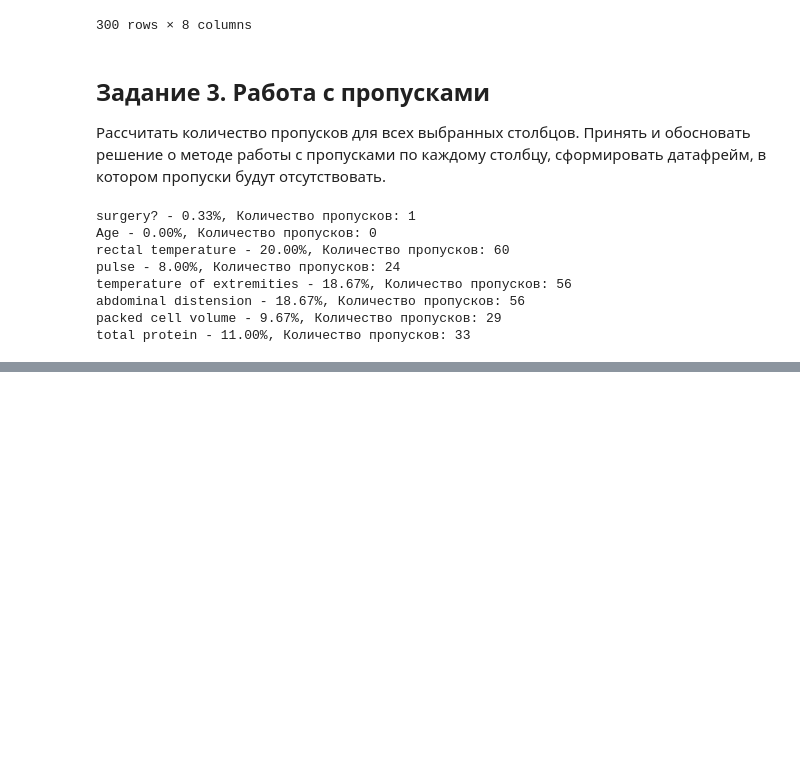
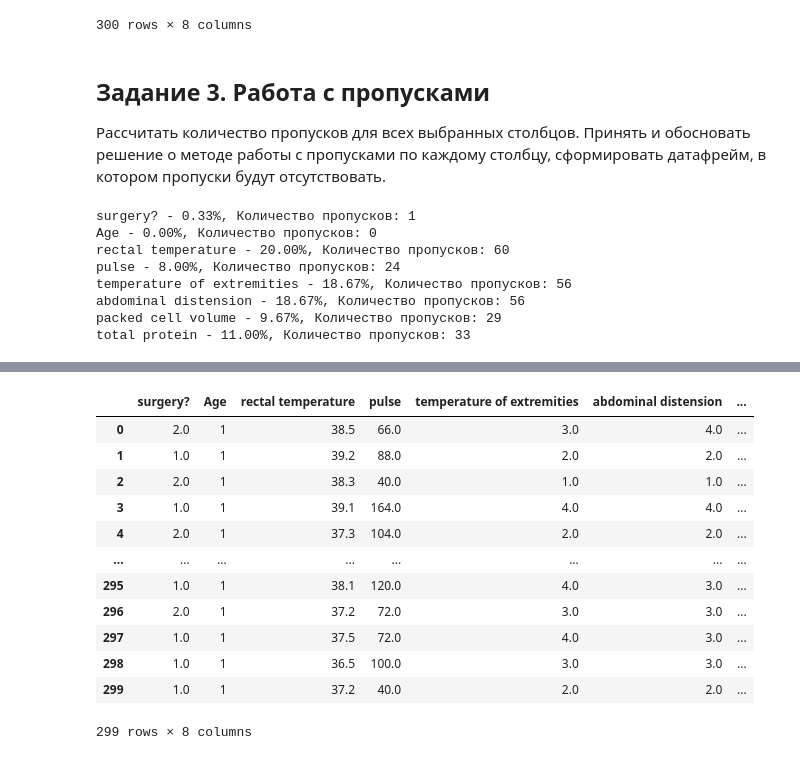
Before and after one commit to alexrudskih/pyda14_rudskih_HW, a Jupyter notebook: 18 basic stat/HW_basic_stat.ipynb, the cells around one changed output, grey strips where cells are left out. Saved outputs shown, nothing was run; the diff lists cells and outputs as text; code cells hidden in the pictures; blank space fills up the shorter version.

```diff
--- a/18 basic_stat/HW_basic_stat.ipynb
+++ b/18 basic stat/HW_basic_stat.ipynb
@@ -468,0 +381,23 @@ horse_8col_[horse_8col_['temperature of extremities'] == 'empty']
+# %%
+# добавил в общую таблицу вернозаполненные столбцы pulse и temperature of extremities
+rty = _sur_re_horse_8col.join(pulse_, lsuffix = '_0', rsuffix = '_1')
+rty = rty[['surgery?_0', 'Age_0', 'rectal temperature_0', 'pulse_1', 'temperature of extremities_1', 'abdominal distension_0', 'packed cell volume_0', 'total protein_0']]
+rty.columns = ['surgery?','Age','rectal temperature','pulse','temperature of extremities','abdominal distension','packed cell volume','total protein']
+# %%
+# показатель abdominal distension' связан с хирургическим вмешательством (surgery).
+# Также определим его в зависимости от показателя temperature of extremities.
+ab_dist = rty.copy()
+ab_dist['abdominal distension'].fillna(rty.groupby(['surgery?','temperature of extremities'])['abdominal distension'].transform('median'), inplace = True)
+ab_dist['abdominal distension'] = ab_dist['abdominal distension'].round()
+# %%
+# определим 'packed cell volume' от 'abdominal distension'
+pcv = ab_dist.copy()
+pcv['packed cell volume'].fillna(ab_dist.groupby('abdominal distension')['packed cell volume'].transform('median'), inplace = True)
+# %%
+#  'total protein' связан с обезвоживанием. Показатель, также как 'packed cell volume'. РАссчитаем в зависимости от него
+tp = pcv.copy()
+tp['total protein'].fillna(pcv.groupby('packed cell volume')['total protein'].transform('median'), inplace = True)
+# медианой получилось заполнить не все пропуски. Осталось пустых 8 значений или 2.68%.
+# Заполним оставшиеся пропуски медианой по столбцу "total protein"
+tp_ = tp.copy()
+tp_['total protein'].fillna(tp['total protein'].median(), inplace = True)
@@ -468,0 +418,16 @@ horse_8col_[horse_8col_['temperature of extremities'] == 'empty']
+# %%
+tp_
+# %% [output]
+|  | surgery? | Age | rectal temperature | pulse | temperature of extremities | abdominal distension | ... |
+| 0 | 2.0 | 1 | 38.5 | 66.0 | 3.0 | 4.0 | ... |
+| 1 | 1.0 | 1 | 39.2 | 88.0 | 2.0 | 2.0 | ... |
+| 2 | 2.0 | 1 | 38.3 | 40.0 | 1.0 | 1.0 | ... |
+| 3 | 1.0 | 1 | 39.1 | 164.0 | 4.0 | 4.0 | ... |
+| 4 | 2.0 | 1 | 37.3 | 104.0 | 2.0 | 2.0 | ... |
+| ... | ... | ... | ... | ... | ... | ... | ... |
+| 295 | 1.0 | 1 | 38.1 | 120.0 | 4.0 | 3.0 | ... |
+| 296 | 2.0 | 1 | 37.2 | 72.0 | 3.0 | 3.0 | ... |
+| 297 | 1.0 | 1 | 37.5 | 72.0 | 4.0 | 3.0 | ... |
+| 298 | 1.0 | 1 | 36.5 | 100.0 | 3.0 | 3.0 | ... |
+| 299 | 1.0 | 1 | 37.2 | 40.0 | 2.0 | 2.0 | ... |
+299 rows × 8 columns
```
Also changed, not shown: parts of 10 cells of this notebook.
